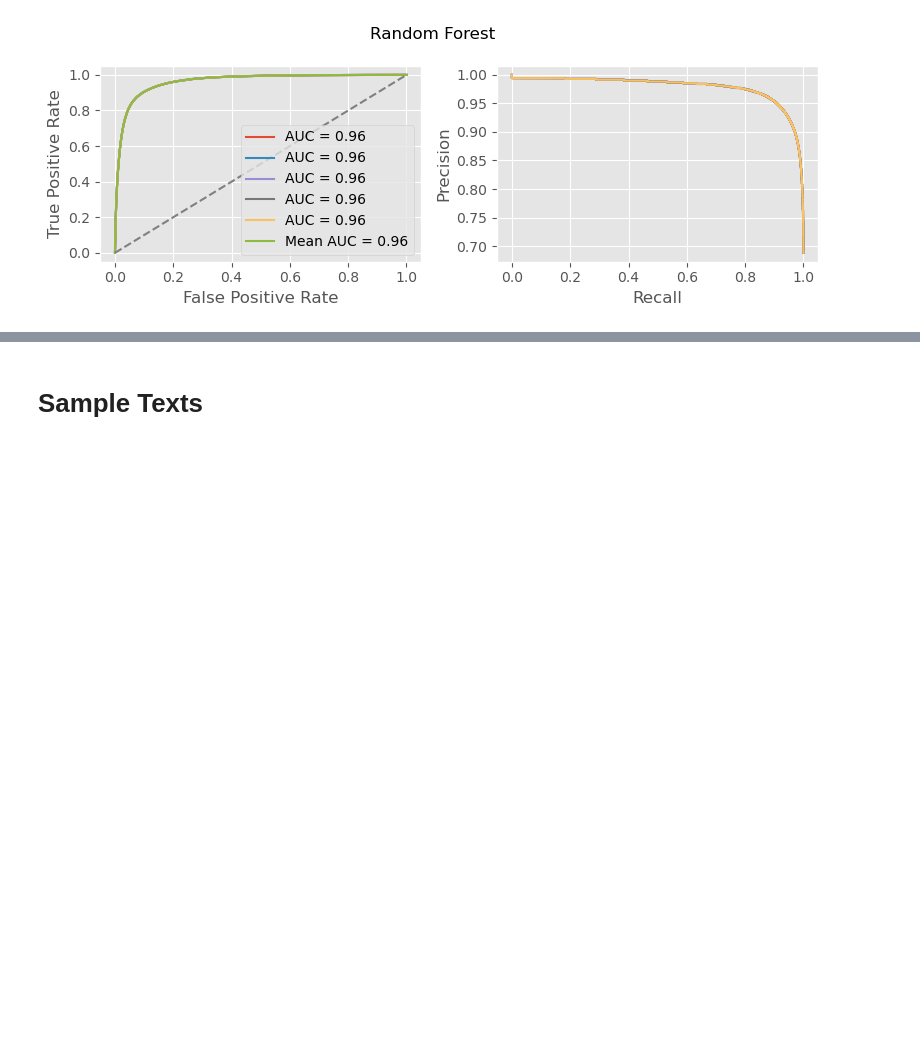
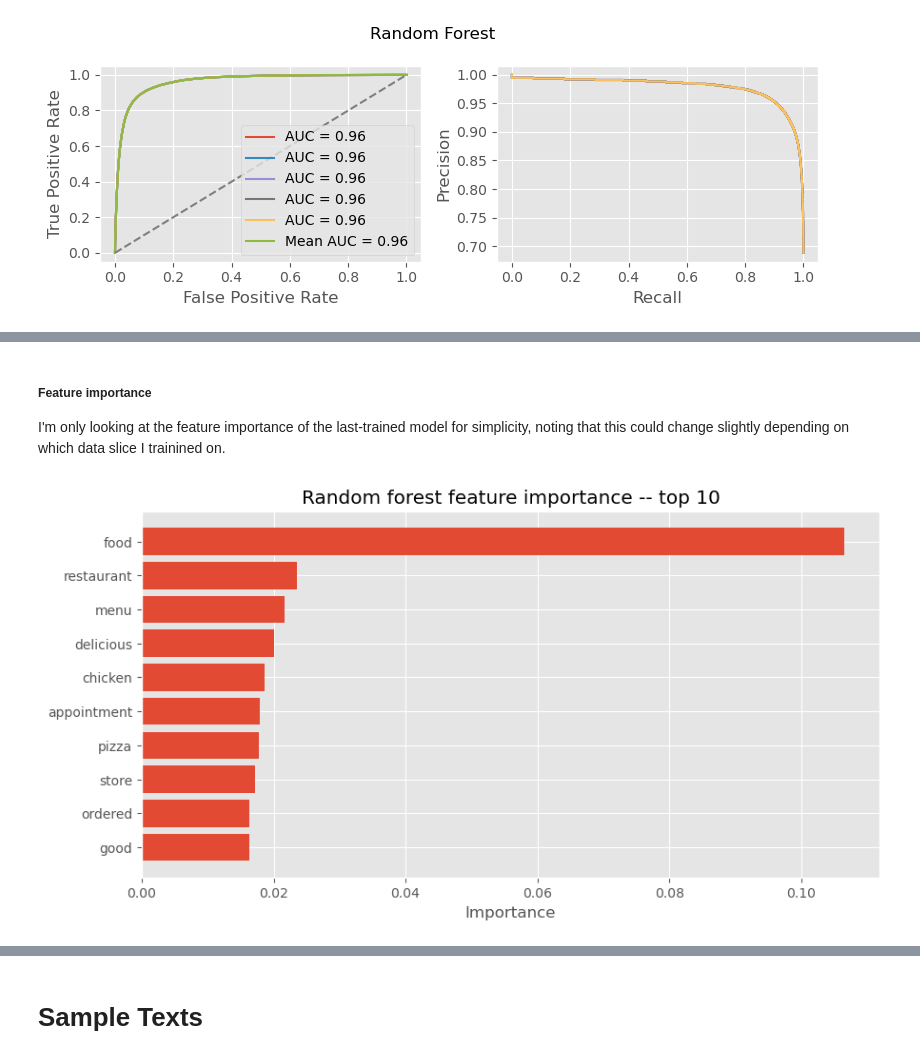
Before and after one commit to crredding/YelpDataset, a Jupyter notebook: RestaurantClassifier.ipynb, the cells around one changed output, grey strips where cells are left out. Cells and saved outputs as stored; diff of their text form; code cells hidden in the pictures; blank space fills up the shorter version.

Commit message:
updated charts for RF model

```diff
--- a/RestaurantClassifier.ipynb
+++ b/RestaurantClassifier.ipynb
@@ -232,19 +232,21 @@ tprs = []
 precs = []
 recalls = []
 aucs = []
+rf_y_pred_scores = []
 
 for i in range(num_slices):
     rf = RandomForestClassifier(bootstrap=True, n_jobs=-1, random_state=42)
-    rf.fit(tfidf[indices_dict[0]], y_train[indices_dict[0]])
-    rf_y_pred_score = rf.predict_proba(tfidf_test)
-    fpr, tpr, _ = roc_curve(y_test, rf_y_pred_score[:,1], pos_label=rf.classes_[1])
-    prec, recall, _ = precision_recall_curve(y_test, rf_y_pred_score[:,1], pos_label=rf.classes_[1])
-    auc = roc_auc_score(y_test, rf_y_pred_score[:,1])
+    rf.fit(tfidf[indices_dict[i]], y_train[indices_dict[i]])
+    rf_y_pred_score = rf.predict_proba(tfidf_test)[:,1]
+    fpr, tpr, _ = roc_curve(y_test, rf_y_pred_score, pos_label=rf.classes_[1])
+    prec, recall, _ = precision_recall_curve(y_test, rf_y_pred_score, pos_label=rf.classes_[1])
+    auc = roc_auc_score(y_test, rf_y_pred_score)
     fprs.append(fpr)
     tprs.append(tpr)
     precs.append(prec)
     recalls.append(recall)
     aucs.append(auc)
+    rf_y_pred_scores.append(rf_y_pred_score)
 # %%
 fig, axs = plt.subplots(1, 2, figsize=(8, 3))
 for i in range(num_slices):
@@ -263,0 +271,16 @@ plt.show()
+# %% [markdown]
+##### Feature importance
+I'm only looking at the feature importance of the last-trained model for simplicity, noting that this could change slightly depending on which data slice I trainined on.
+# %%
+word_coef_df['feature_importance'] = rf.feature_importances_
+fig, ax = plt.subplots(figsize=(10,5))
+top_features = 10
+top_words = word_coef_df.sort_values('feature_importance', ascending=False)[:top_features][::-1]
+
+ax.barh(range(top_features), top_words['feature_importance'], align='center')
+ax.set_yticks(range(top_features), top_words['word'])
+ax.set_xlabel('Importance')
+plt.title('Random forest feature importance -- top {}'.format(top_features))
+plt.show()
+# %% [output]
+[figure, added]
```
Also changed, not shown: parts of 5 cells of this notebook.
